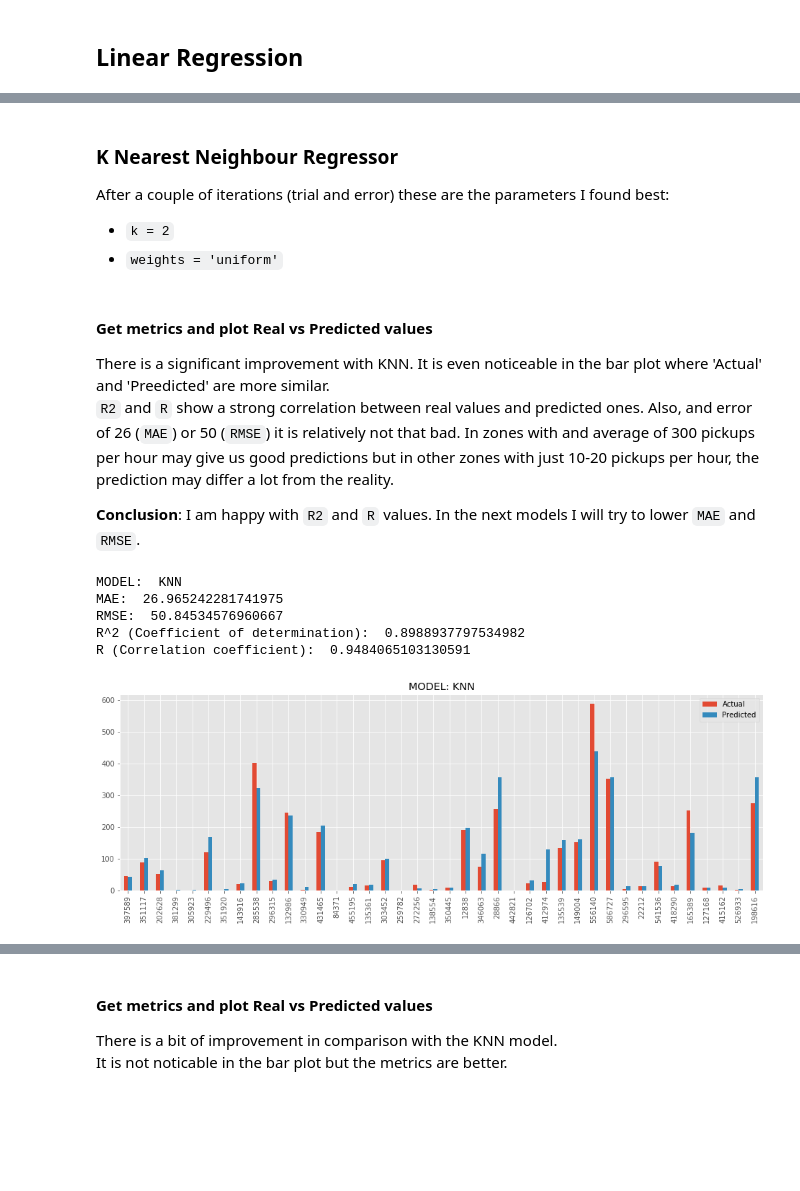
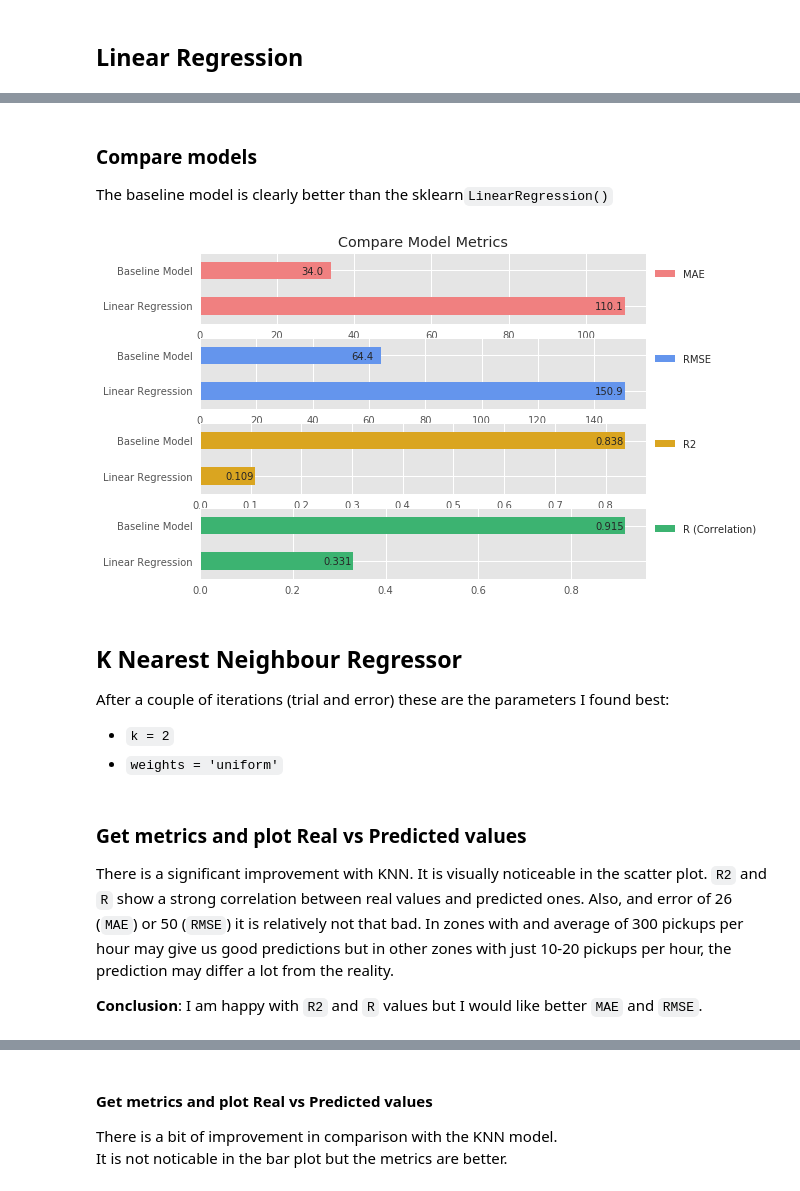
Before and after one commit to angelrps/MasterDataScience_FinalProject, a Jupyter notebook: notebooks/Modelling_01.ipynb, the cells around one changed output, grey strips where cells are left out. Saved outputs shown, nothing was run; the diff lists cells and outputs as text; code cells hidden in the pictures; blank space fills up the shorter version.

```diff
--- a/notebooks/Modelling_01.ipynb
+++ b/notebooks/Modelling_01.ipynb
@@ -354,5 +402,14 @@ R (Correlation coefficient):  0.33076886258728294
+# %% [markdown]
+### Compare models
+
+The baseline model is clearly better than the sklearn``LinearRegression()``
+# %%
+compare_model_metrics([base_metrics,
+                       reg_metrics])
+# %% [output]
+[figure, added]
 # %% [markdown]
-### K Nearest Neighbour Regressor
+## K Nearest Neighbour Regressor
 
 After a couple of iterations (trial and error) these are the parameters I found best:
 
@@ -370,20 +427,10 @@ regk.fit(X_train, y_train)
 # Do predictions
 regk_y_pred = regk.predict(X_val)
 # %% [markdown]
-#### Get metrics and plot Real vs Predicted values
+### Get metrics and plot Real vs Predicted values
 
-There is a significant improvement with KNN. It is even noticeable in the bar plot where 'Actual' and 'Preedicted' are more similar.
+There is a significant improvement with KNN. It is visually noticeable in the scatter plot.
 ``R2`` and ``R`` show a strong correlation between real values and predicted ones.
 Also, and error of 26 (``MAE``) or 50 (``RMSE``) it is relatively not that bad. In zones with and average of 300 pickups per hour may give us good predictions but in other zones with just 10-20 pickups per hour, the prediction may differ a lot from the reality.
 
-**Conclusion**: I am happy with ``R2`` and ``R`` values. In the next models I will try to lower ``MAE`` and ``RMSE``.
+**Conclusion**: I am happy with ``R2`` and ``R`` values but I would like better ``MAE`` and ``RMSE``.
-# %%
-regk_metrics = get_metrics('KNN',y_val, regk_y_pred)
-plot_real_vs_pred('KNN', y_val, regk_y_pred)
-# %% [output]
-MODEL:  KNN
-MAE:  26.965242281741975
-RMSE:  50.84534576960667
-R^2 (Coefficient of determination):  0.8988937797534982
-R (Correlation coefficient):  0.9484065103130591
-[figure, removed]
```
Also changed, not shown: parts of 43 cells of this notebook.
